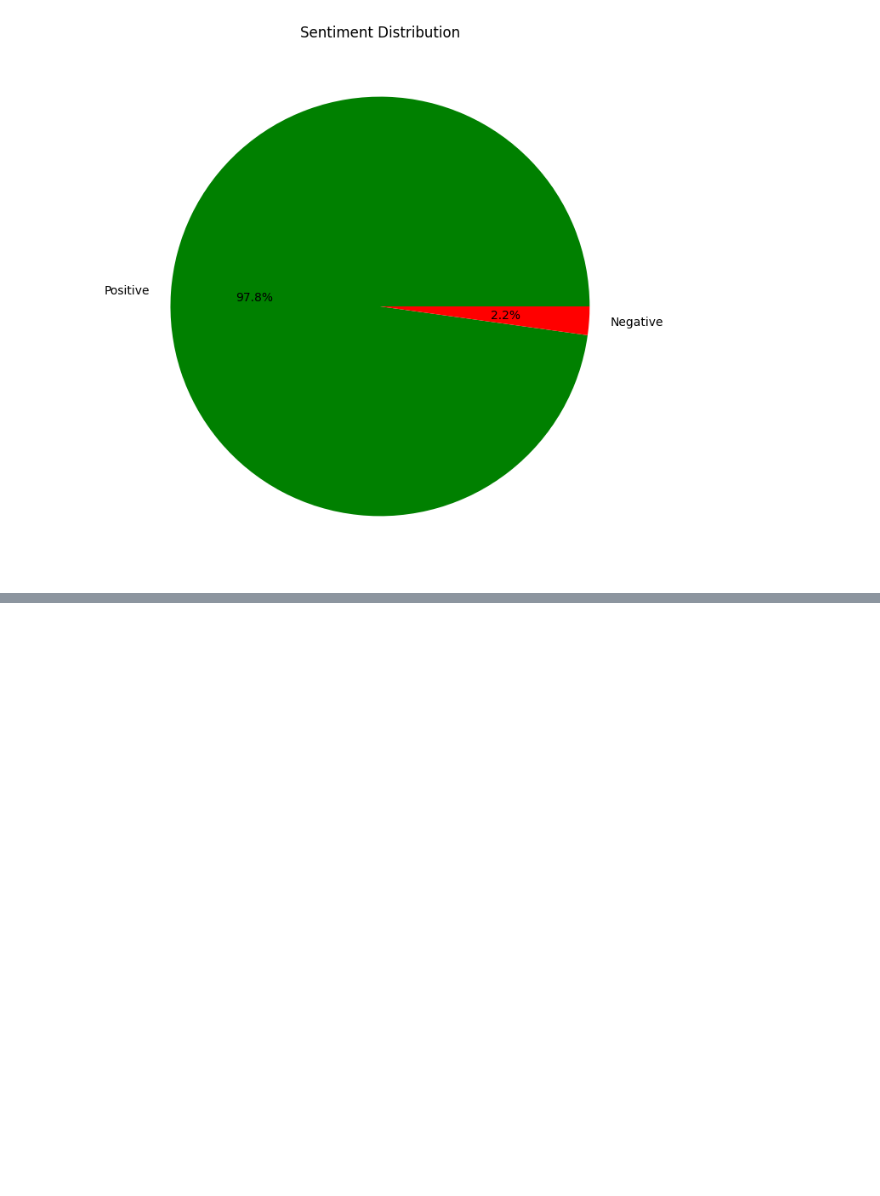
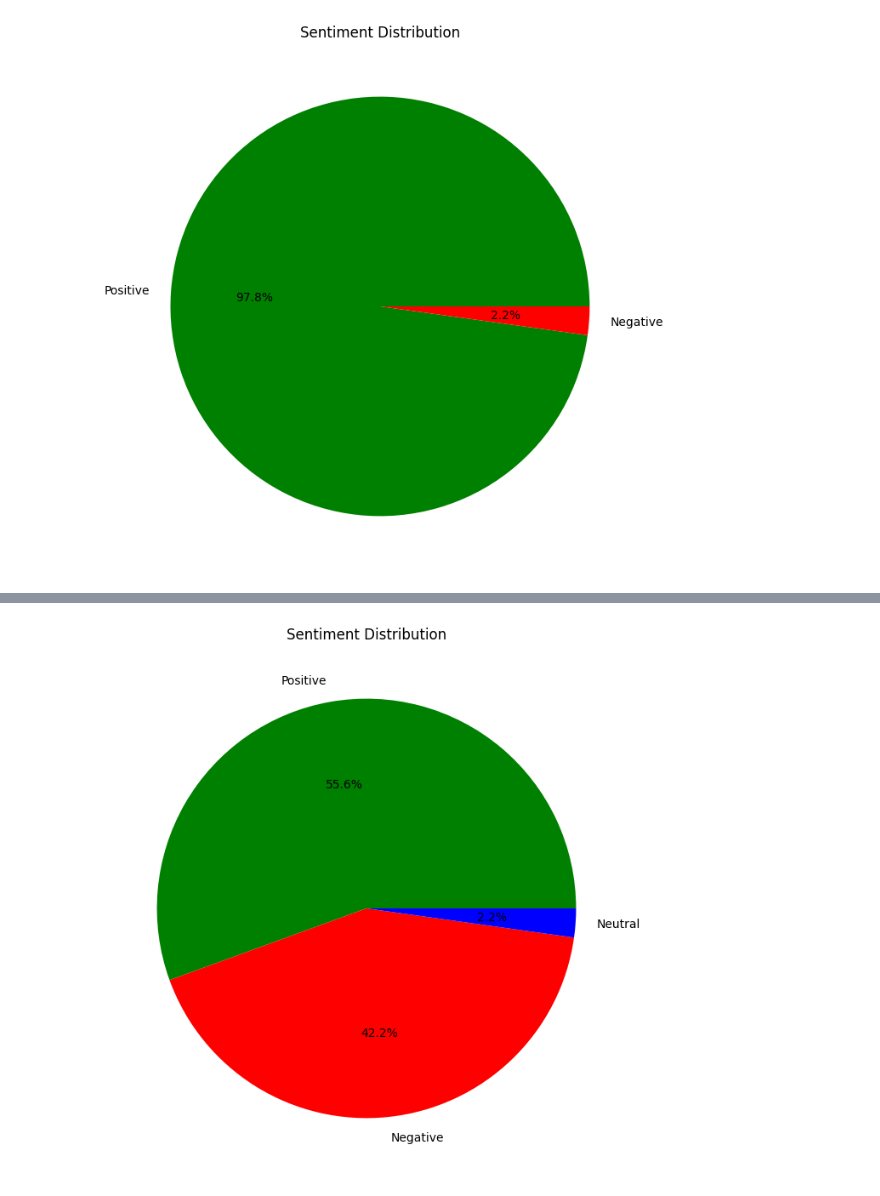
Before and after one commit to HuzaifaAliBaig/Data-Science-Labs, a Jupyter notebook: Lab 6/scraping.ipynb, the cells around one changed output, grey strips where cells are left out. Drawn from its saved outputs; the diff is of its cells as text; code cells hidden in the pictures; blank space fills up the shorter version.

```diff
--- a/Lab 6/scraping.ipynb
+++ b/Lab 6/scraping.ipynb
@@ -115,0 +196,7 @@ plt.show()
+# %%
+plt.figure(figsize=(8, 8))
+plt.pie(sentiment_counts_Combined, labels=sentiment_counts_Combined.index, autopct='%1.1f%%', colors=['green', 'red', 'blue'])
+plt.title('Sentiment Distribution')
+plt.show()
+# %% [output]
+[figure, added]
```
Also changed, not shown: parts of 29 cells of this notebook.
